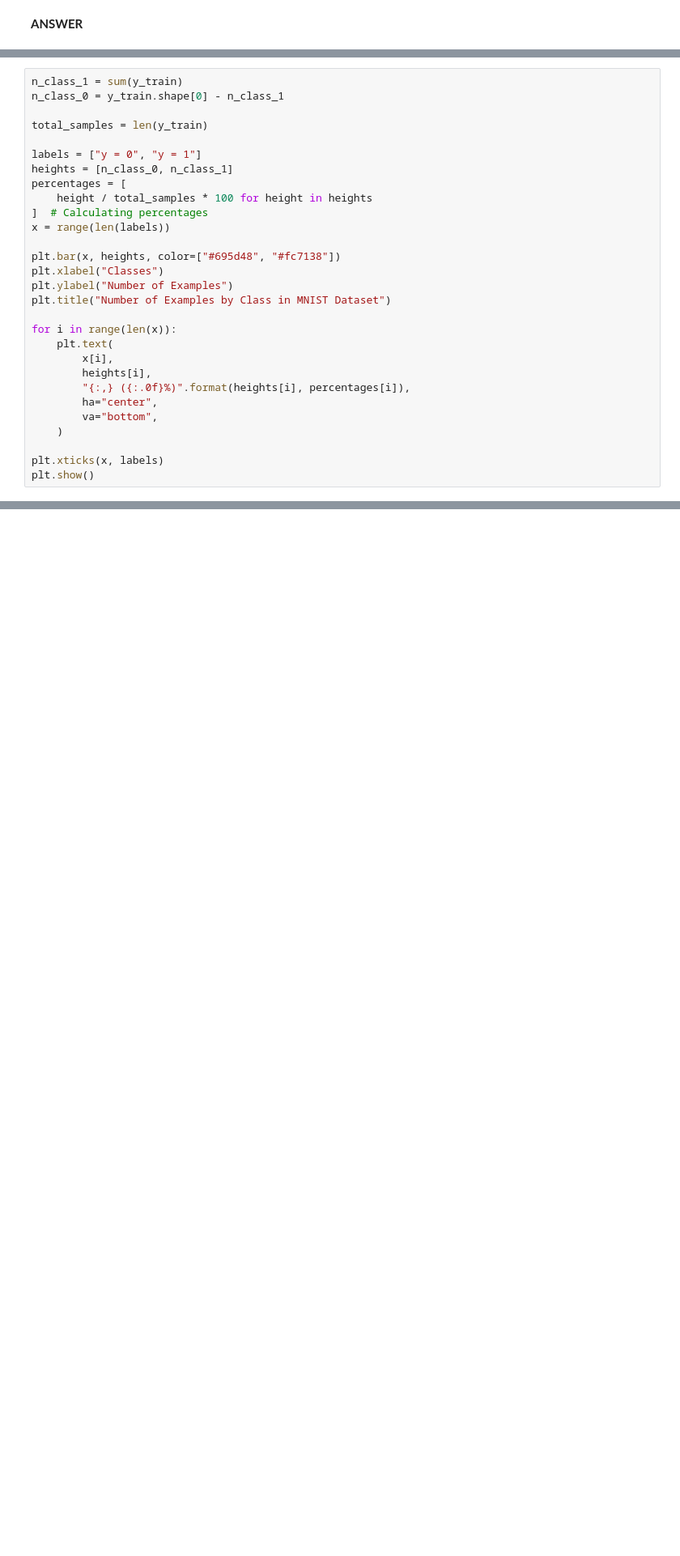
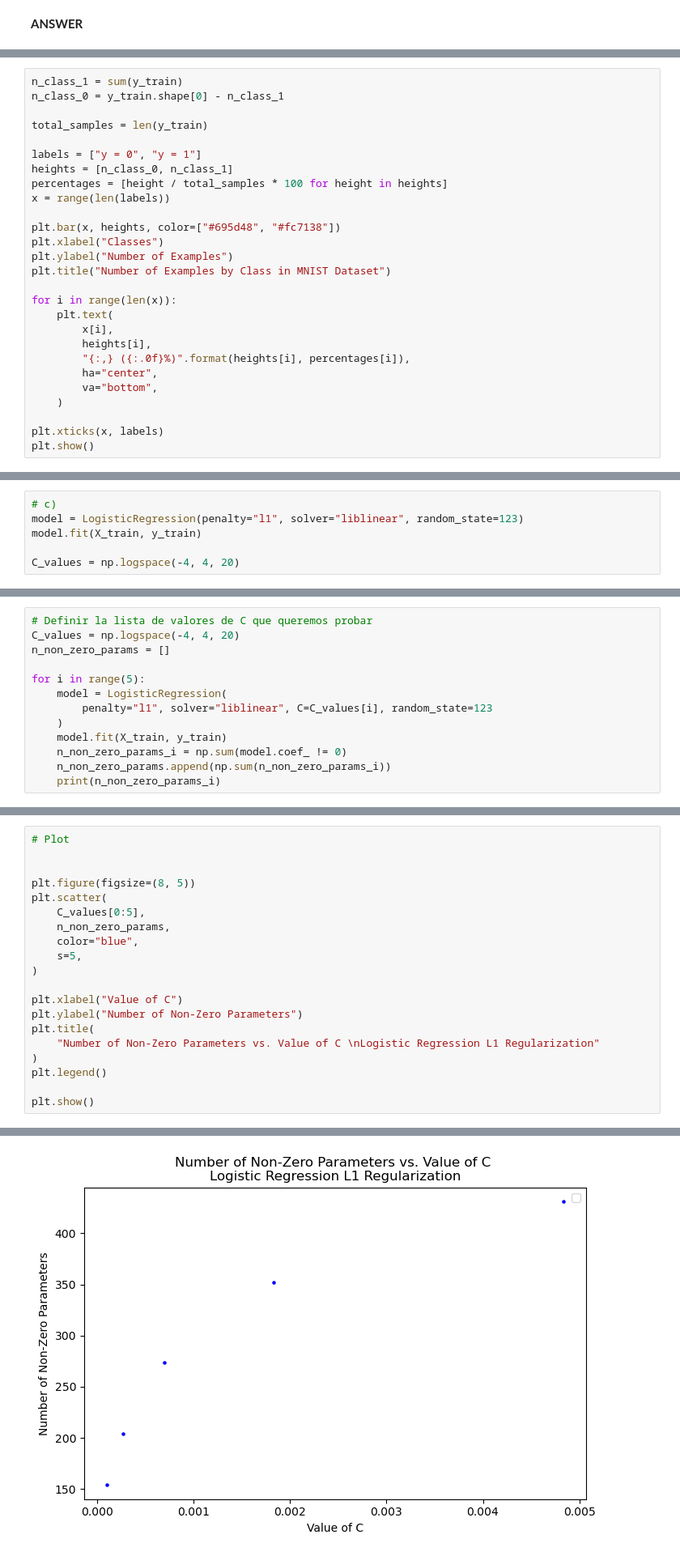
Before and after one commit to BarbaraPFloresRios/IDS705_PrinciplesOfMachineLearning, a Jupyter notebook: Assignment_3_SupervisedLearning_ModelTrainingAndEvaluation/Assignment_3.ipynb, the cells around one changed output, grey strips where cells are left out. Shown at 81% size. Saved outputs shown, nothing was run; the diff lists cells and outputs as text; blank space fills up the shorter version.

```diff
--- a/Assignment_3_SupervisedLearning_ModelTrainingAndEvaluation/Assignment_3.ipynb
+++ b/Assignment_3_SupervisedLearning_ModelTrainingAndEvaluation/Assignment_3.ipynb
@@ -645,9 +644,7 @@ total_samples = len(y_train)
 
 labels = ["y = 0", "y = 1"]
 heights = [n_class_0, n_class_1]
-percentages = [
-    height / total_samples * 100 for height in heights
-]  # Calculating percentages
+percentages = [height / total_samples * 100 for height in heights]
 x = range(len(labels))
 
 plt.bar(x, heights, color=["#695d48", "#fc7138"])
@@ -670,0 +683,6 @@ plt.show()
+# %%
+# c)
+model = LogisticRegression(penalty="l1", solver="liblinear", random_state=123)
+model.fit(X_train, y_train)
+
+C_values = np.logspace(-4, 4, 20)
@@ -670,0 +699,13 @@ plt.show()
+# %%
+# Definir la lista de valores de C que queremos probar
+C_values = np.logspace(-4, 4, 20)
+n_non_zero_params = []
+
+for i in range(5):
+    model = LogisticRegression(
+        penalty="l1", solver="liblinear", C=C_values[i], random_state=123
+    )
+    model.fit(X_train, y_train)
+    n_non_zero_params_i = np.sum(model.coef_ != 0)
+    n_non_zero_params.append(np.sum(n_non_zero_params_i))
+    print(n_non_zero_params_i)
@@ -670,0 +718,21 @@ plt.show()
+# %%
+# Plot
+
+
+plt.figure(figsize=(8, 5))
+plt.scatter(
+    C_values[0:5],
+    n_non_zero_params,
+    color="blue",
+    s=5,
+)
+
+plt.xlabel("Value of C")
+plt.ylabel("Number of Non-Zero Parameters")
+plt.title(
+    "Number of Non-Zero Parameters vs. Value of C \nLogistic Regression L1 Regularization"
+)
+plt.legend()
+
+plt.show()
+# %% [output]
@@ -670,0 +740 @@ plt.show()
+[figure, added]
```
Also changed, not shown: parts of 9 cells of this notebook.
